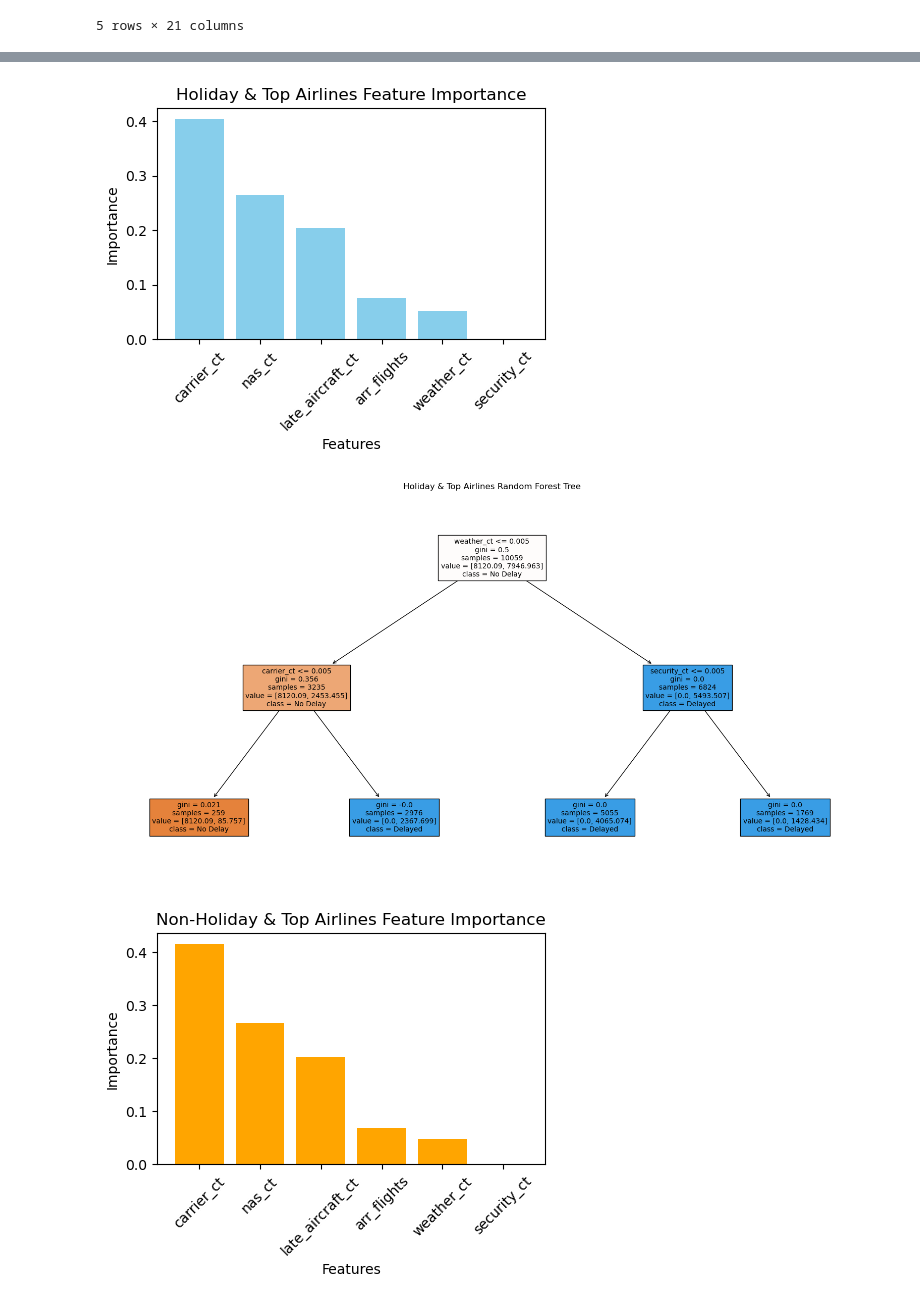
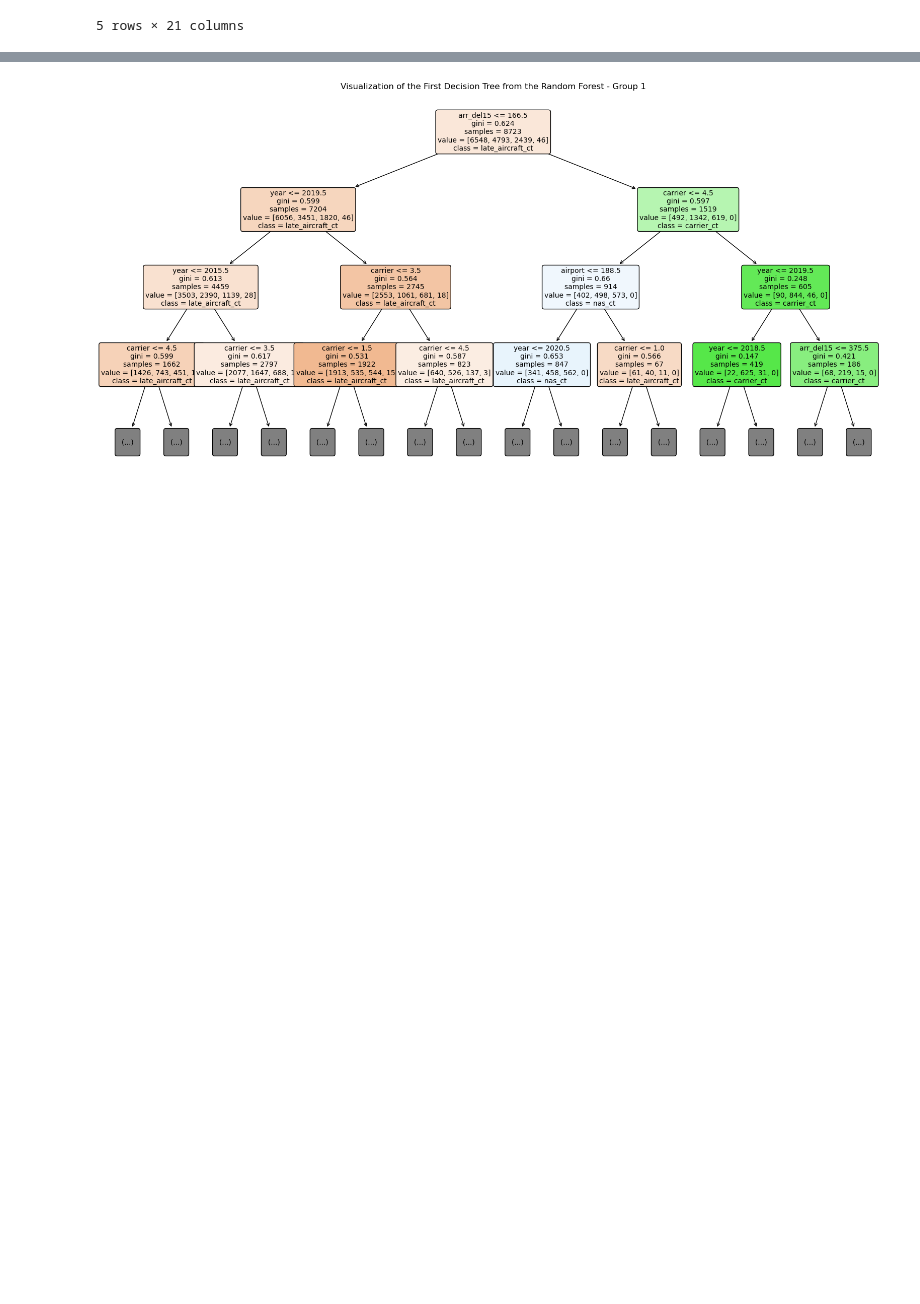
Before and after one commit to lingyuehao/Data_Dawgs, a Jupyter notebook: Yundi_Random_Forest.ipynb, the cells around one changed output, grey strips where cells are left out. Cells and saved outputs as stored; diff of their text form; code cells hidden in the pictures; blank space fills up the shorter version.

Commit message:
Updated Random Forest Model Code

```diff
--- a/Yundi_Random_Forest.ipynb
+++ b/Yundi_Random_Forest.ipynb
@@ -106,44 +135,16 @@ Non-Holiday & Non-Top Airlines          0.999884 [0.999927766541462, 0.999711066
 # %%
-def plot_feature_importance(feature_importances, title, color):
-    plt.figure(figsize=(5, 3))
-    plt.bar(feature_importances['feature'], feature_importances['importance'], color=color)
-    plt.title(title)
-    plt.xlabel('Features')
-    plt.ylabel('Importance')
-    plt.xticks(rotation=45)
-    plt.show()
-
-colors = {
-    "holiday_top": "skyblue",
-    "non_holiday_top": "orange",
-    "holiday_non_top": "lightgreen",
-    "non_holiday_non_top": "purple"
-}
-
-def plot_rf_tree(model, predictors, title):
-    plt.figure(figsize=(20, 10))
-    plot_tree(
-        model.estimators_[0],
-        feature_names=predictors,
-        class_names=["No Delay", "Delayed"],
-        filled=True,
-        fontsize=10
-    )
-    plt.title(title)
-    plt.show()
-
-plot_feature_importance(holiday_top_importances, "Holiday & Top Airlines Feature Importance", colors["holiday_top"])
-plot_rf_tree(holiday_top_model, predictors, "Holiday & Top Airlines Random Forest Tree")
-
-plot_feature_importance(non_holiday_top_importances, "Non-Holiday & Top Airlines Feature Importance", colors["non_holiday_top"])
-plot_rf_tree(non_holiday_top_model, predictors, "Non-Holiday & Top Airlines Random Forest Tree")
-
-plot_feature_importance(holiday_non_top_importances, "Holiday & Non-Top Airlines Feature Importance", colors["holiday_non_top"])
-plot_rf_tree(holiday_non_top_model, predictors, "Holiday & Non-Top Airlines Random Forest Tree")
-
-plot_feature_importance(non_holiday_non_top_importances, "Non-Holiday & Non-Top Airlines Feature Importance", colors["non_holiday_non_top"])
-plot_rf_tree(non_holiday_non_top_model, predictors, "Non-Holiday & Non-Top Airlines Random Forest Tree")
+# Visualize the first decision tree from the Random Forest (Group 1)
+plt.figure(figsize=(20, 10))
+plot_tree(
+    best_rf_model.estimators_[0],
+    feature_names=X.columns,
+    class_names=y.unique(),
+    filled=True,
+    rounded=True,
+    fontsize=10,
+    max_depth=3
+)
+plt.title("Visualization of the First Decision Tree from the Random Forest - Group 1")
+plt.show()
 # %% [output]
-[figure, old version]
+[figure, new version]
-[figure, removed]
-[figure, removed]
```
Also changed, not shown: parts of 11 cells of this notebook.
